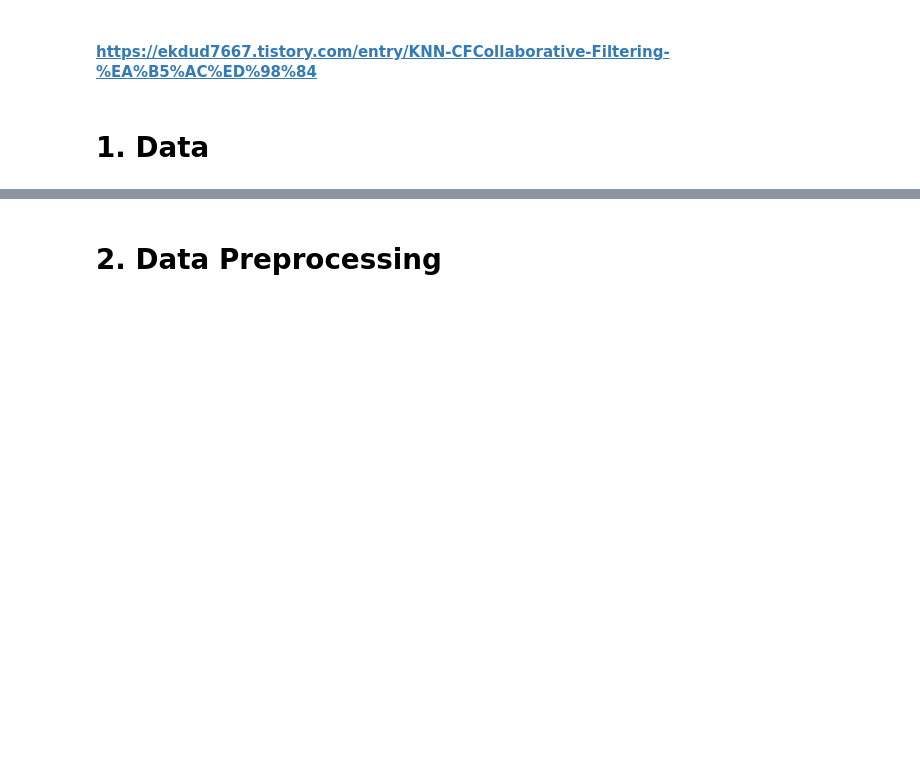
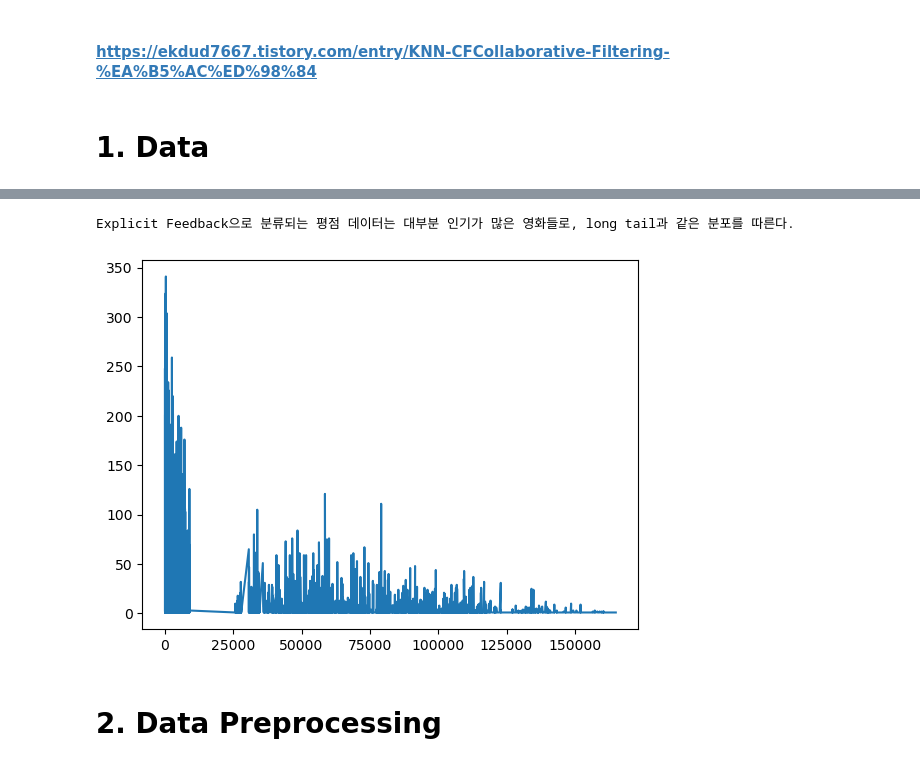
Before and after one commit to formegusto/research-recommendation-system, a Jupyter notebook: 2. Memory-based Collaborative Filtering.ipynb, the cells around one changed output, grey strips where cells are left out. Drawn from its saved outputs; the diff is of its cells as text; code cells hidden in the pictures; blank space fills up the shorter version.

```diff
--- a/2. Memory-based Collaborative Filtering.ipynb
+++ b/2. Memory-based Collaborative Filtering.ipynb
@@ -23,0 +40,9 @@ rating_data.head(5)
+# %%
+# merge data
+merge_data = pd.merge(
+                rating_data.drop("timestamp", axis=1), movie_data.drop('genres', axis=1),
+                how='outer', on='movieId')[['userId', 'movieId', 'rating']]
+crow, ccol = merge_data.shape
+print("Merge Data : Left Outer Join, User - Movie")
+print("[count] row : {}, column : {}".format(crow, ccol))
+merge_data.head()
@@ -24,3 +58,18 @@ rating_data.head(5)
+# %%
+# Analsys : Distribute Check
+import matplotlib.pyplot as plt
+
+movie_ids = merge_data['movieId']
+count_group = merge_data['movieId'].groupby(movie_ids).count()
+movie_id, count = count_group.index, count_group.values
+
+print("Explicit Feedback으로 분류되는 평점 데이터는 대부분 인기가 많은 영화들로, long tail과 같은 분포를 따른다.")
+
+plt.plot(movie_id, count)
+plt.show()
+# %% [output]
+Explicit Feedback으로 분류되는 평점 데이터는 대부분 인기가 많은 영화들로, long tail과 같은 분포를 따른다.
+[figure, added]
 # %% [markdown]
 # 2. Data Preprocessing
 # %%
```
Also changed, not shown: parts of 13 cells of this notebook.
